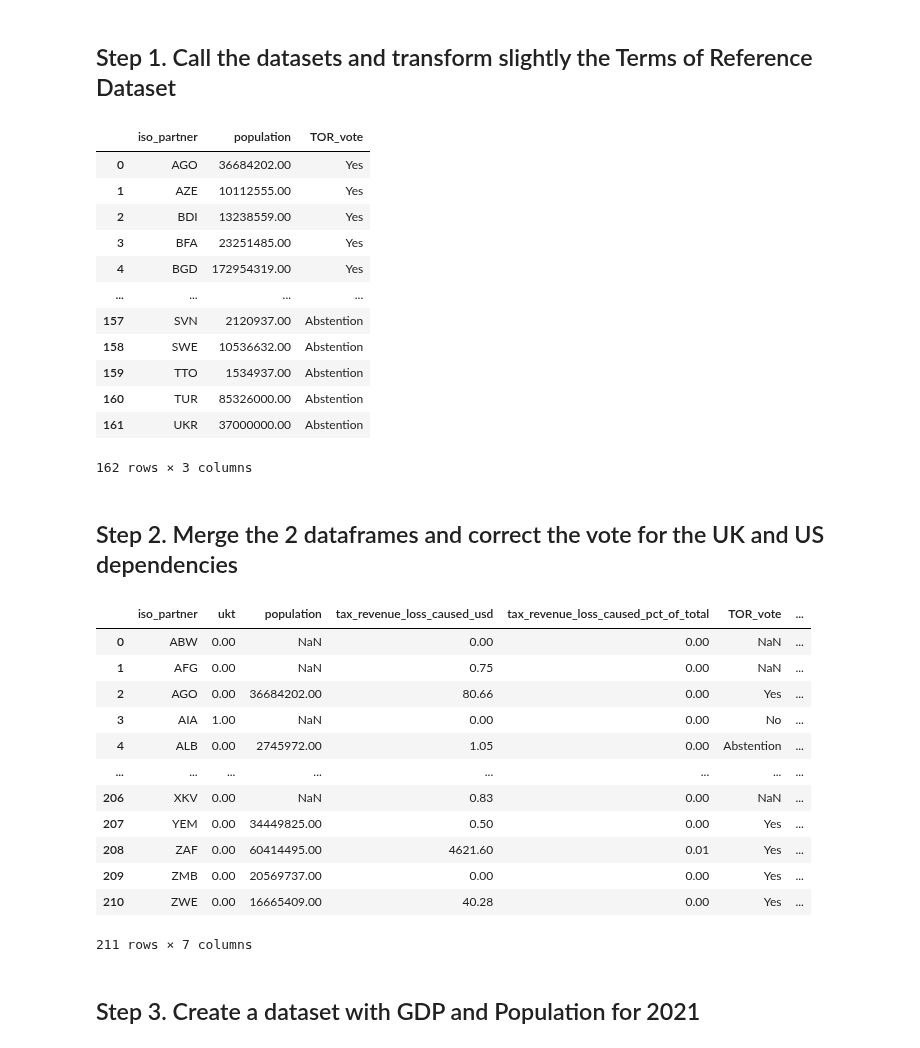
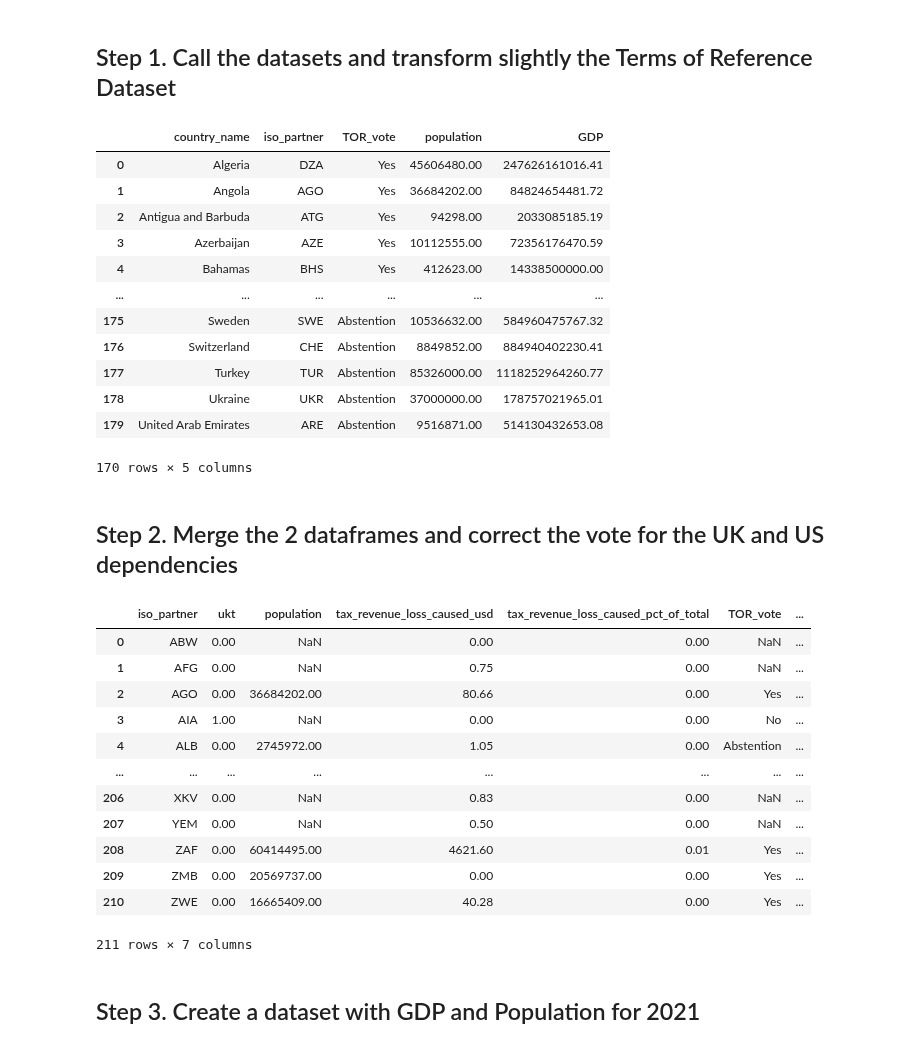
Before and after one commit to Tax-Justice-Network/unitary-taxation, a Jupyter notebook: src/5.3_figure_for_conclusion.ipynb, the cells around one changed output. Saved outputs shown, nothing was run; the diff lists cells and outputs as text; code cells hidden in the pictures.

```diff
--- a/src/5.3_figure_for_conclusion.ipynb
+++ b/src/5.3_figure_for_conclusion.ipynb
@@ -17,30 +17,42 @@ pd.set_option('display.float_format', '{:.2f}'.format)
 # %%
 sotj_2021_data = pd.read_csv('../output/tables/2024/Final_Full_CBCR_Datasets/SOTJ_sample_countries_2021.csv')
 
-tor_vote = pd.read_excel('../output/tables/2024/TOR_Vote_Population.xlsx')
+# Before November
+#tor_vote = pd.read_excel('../output/tables/2024/TOR_Vote_Population.xlsx')
+
+# After November
+tor_vote = pd.read_excel('../output/tables/2024/TOR_Vote_Population_GDP_November.xlsx')
+
+# Keep only the columns we need: country_name, iso3, TOR_vote, population, GDP
+tor_vote = tor_vote[['country_name', 'iso3', 'TOR_vote', 'population', 'GDP']]
 
 # Drop TOR_vote_dummy column
-tor_vote = tor_vote.drop(columns=['TOR_vote_dummy'])
+#tor_vote = tor_vote.drop(columns=['TOR_vote_dummy'])
 # Drop rows with NaN values
 tor_vote = tor_vote.dropna()
+
+# Drop rows with NaN values in TOR_vote column
+tor_vote = tor_vote.dropna(subset=['TOR_vote'])
+
 # Rename iso3 as iso_partner
 tor_vote = tor_vote.rename(columns={'iso3':'iso_partner'})
 
+
 tor_vote
 # %% [output]
-|  | iso_partner | population | TOR_vote |
-| 0 | AGO | 36684202.00 | Yes |
-| 1 | AZE | 10112555.00 | Yes |
-| 2 | BDI | 13238559.00 | Yes |
-| 3 | BFA | 23251485.00 | Yes |
-| 4 | BGD | 172954319.00 | Yes |
-| ... | ... | ... | ... |
-| 157 | SVN | 2120937.00 | Abstention |
-| 158 | SWE | 10536632.00 | Abstention |
-| 159 | TTO | 1534937.00 | Abstention |
-| 160 | TUR | 85326000.00 | Abstention |
-| 161 | UKR | 37000000.00 | Abstention |
+|  | country_name | iso_partner | TOR_vote | population | GDP |
+| 0 | Algeria | DZA | Yes | 45606480.00 | 247626161016.41 |
+| 1 | Angola | AGO | Yes | 36684202.00 | 84824654481.72 |
+| 2 | Antigua and Barbuda | ATG | Yes | 94298.00 | 2033085185.19 |
+| 3 | Azerbaijan | AZE | Yes | 10112555.00 | 72356176470.59 |
+| 4 | Bahamas | BHS | Yes | 412623.00 | 14338500000.00 |
+| ... | ... | ... | ... | ... | ... |
+| 175 | Sweden | SWE | Abstention | 10536632.00 | 584960475767.32 |
+| 176 | Switzerland | CHE | Abstention | 8849852.00 | 884940402230.41 |
+| 177 | Turkey | TUR | Abstention | 85326000.00 | 1118252964260.77 |
+| 178 | Ukraine | UKR | Abstention | 37000000.00 | 178757021965.01 |
+| 179 | United Arab Emirates | ARE | Abstention | 9516871.00 | 514130432653.08 |
-162 rows × 3 columns
+170 rows × 5 columns
 # %% [markdown]
 ## Step 2. Merge the 2 dataframes and correct the vote for the UK and US dependencies
 # %%
@@ -73,7 +85,7 @@ sotj_tor_data_2021
 | 4 | ALB | 0.00 | 2745972.00 | 1.05 | 0.00 | Abstention | ... |
 | ... | ... | ... | ... | ... | ... | ... | ... |
 | 206 | XKV | 0.00 | NaN | 0.83 | 0.00 | NaN | ... |
-| 207 | YEM | 0.00 | 34449825.00 | 0.50 | 0.00 | Yes | ... |
+| 207 | YEM | 0.00 | NaN | 0.50 | 0.00 | NaN | ... |
 | 208 | ZAF | 0.00 | 60414495.00 | 4621.60 | 0.01 | Yes | ... |
 | 209 | ZMB | 0.00 | 20569737.00 | 0.00 | 0.00 | Yes | ... |
 | 210 | ZWE | 0.00 | 16665409.00 | 40.28 | 0.00 | Yes | ... |
```
Also changed, not shown: parts of 8 cells of this notebook, 10 other files.
